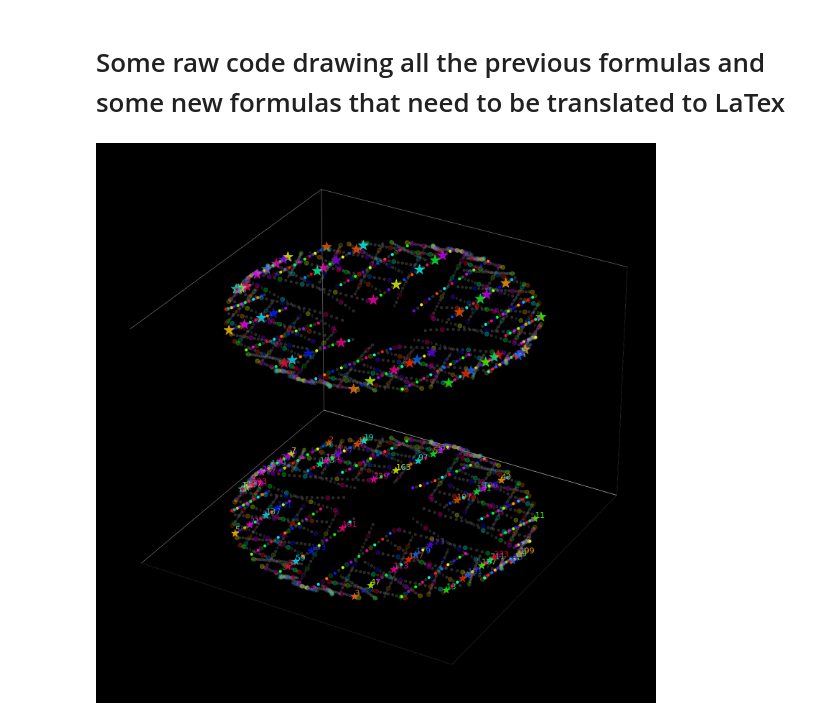
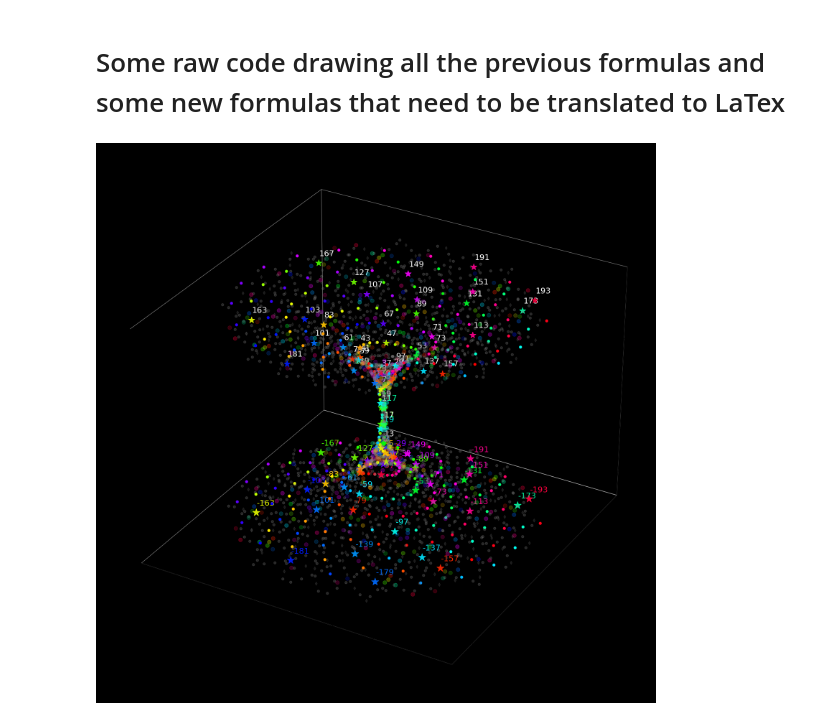
Before and after one commit to fbunc/eigen_atlas_raw, a Jupyter notebook: 000_Prime_Bending.ipynb, the cells around one changed output. Saved outputs shown, nothing was run; the diff lists cells and outputs as text; code cells hidden in the pictures.

```diff
--- a/000_Prime_Bending.ipynb
+++ b/000_Prime_Bending.ipynb
@@ -440,13 +440,13 @@ def get_eigen_atlas_2D(input_symbol,sym_src,start_index,batch_size,M,To,k_o,r_o,
     return df
 # %%
 # Inputs for basic eigenwheel_generator
-sessions    = 6
+sessions    = 5
 To=39
 M=To
-stretch_space=0.004 # 4 is one "natural" factor
-stretch_time=3
-phase=5
-norm=3
+stretch_space=2 # 4D is one "natural" factor  (test also 0.001)
+stretch_time=3 # 3 is one of the "natural" factors for (3D time)
+phase=5 # 5 is one of the "natural" phase ratios
+norm=3  # 3 is one of the "natural" amplitude ratios
 
 sym_src='nmod' # 'nmod' , 'input' or 'rand'
 
@@ -544,7 +544,7 @@ end=batch_size
 #Plot settings (flags)
 allow_plot = 1
 allow_scatter = 1
-allow_text = 0
+allow_text = 1
 allow_anim_png = 0
 mode ='3D' # '2D' or '3D'
 
@@ -591,14 +591,14 @@ symbol_color  =cm.get_cmap(colormap_symbol, M)
 symbol_size =base_symbol_size*np.ones(batch_size,dtype=int)
 text_size =base_text_size*np.ones(batch_size,dtype=int)
 # %%
-def plot_eigenwheels_v2(eigen_atlas,sx,sy,start,end,allow_scatter,allow_text,allow_anim_png,mode,symbol_size,text_size,time_color,symbol_color):
+def plot_eigen_atlas(eigen_atlas,sx,sy,start,end,allow_scatter,allow_text,allow_anim_png,mode,symbol_size,text_size,time_color,symbol_color):
     x=eigen_atlas.z_carrier.values.real
     y=eigen_atlas.z_carrier.values.imag
     symbol=eigen_atlas.symbol.values
     smod=eigen_atlas.smod.values
     isprime=eigen_atlas.is_n_prime.values
-    ff=3
-    aa=0.1
+    ff=2.3
+    aa=0.3
     if mode=='3D':
         z=np.log(np.abs(x+1j*y))
         plt.style.use('dark_background')
@@ -635,7 +635,7 @@ def plot_eigenwheels_v2(eigen_atlas,sx,sy,start,end,allow_scatter,allow_text,all
 
                 if isprime[n]:
 
-                    ax.scatter(x[n],y[n],-z[n],color=symbol_color(symbol[n-d_0]),s=sz_2*ff*3,marker=L_0,alpha=0.8)
+                    ax.scatter(x[n],y[n],-z[n],color=symbol_color(symbol[n-d_0]),s=sz_2*ff*4,marker=L_0,alpha=0.9)
                     ax.scatter(x[n],-y[n],-z[n],color=symbol_color(symbol[n-d_0]),s=sz_4*ff,marker=L_3,alpha=0.2)
                     ax.scatter(-x[n],y[n],-z[n],color=symbol_color(symbol[n-d_0]),s=sz_4*ff,marker=L_3,alpha=0.2)
                     ax.scatter(-x[n],-y[n],-z[n],color=symbol_color(symbol[n-d_0]),s=sz_4*ff,marker=L_3,alpha=0.2)
@@ -644,9 +644,9 @@ def plot_eigenwheels_v2(eigen_atlas,sx,sy,start,end,allow_scatter,allow_text,all
                     ax.scatter(-y[n],x[n],-z[n],color=symbol_color(symbol[n-d_0]),s=sz_4*ff,marker=L_3,alpha=0.3)
                     ax.scatter(-y[n],-x[n],-z[n],color=symbol_color(symbol[n-d_0]),s=sz_4*ff,marker=L_3,alpha=0.3)
 
-                    ax.text(x[n]+aa,y[n]+aa,-z[n]+aa,str(n), color=symbol_color(symbol[n-0]), size=text_size[n])
+                    ax.text(x[n]+aa,y[n]+aa,-z[n]+aa,str(-n), color=symbol_color(symbol[n-0]), size=text_size[n])
 
-                    ax.scatter(x[n],y[n],z[n],color=symbol_color(symbol[n-d_0]),s=sz_4*ff*6,marker=L_0,alpha=0.8)
+                    ax.scatter(x[n],y[n],z[n],color=symbol_color(symbol[n-d_0]),s=sz_4*ff*3,marker=L_0,alpha=0.9)
                     ax.scatter(x[n],-y[n],z[n],color=symbol_color(symbol[n-d_0]),s=sz_4*ff,marker=L_3,alpha=0.2)
                     ax.scatter(-x[n],y[n],z[n],color=symbol_color(symbol[n-d_0]),s=sz_4*ff,marker=L_3,alpha=0.2)
                     ax.scatter(-x[n],-y[n],z[n],color=symbol_color(symbol[n-d_0]),s=sz_4*ff,marker=L_3,alpha=0.2)
@@ -655,8 +655,7 @@ def plot_eigenwheels_v2(eigen_atlas,sx,sy,start,end,allow_scatter,allow_text,all
                     ax.scatter(-y[n],x[n],z[n],color=symbol_color(symbol[n-d_0]),s=sz_4*ff,marker=L_3,alpha=0.3)
                     ax.scatter(-y[n],-x[n],z[n],color=symbol_color(symbol[n-d_0]),s=sz_4*ff,marker=L_3,alpha=0.3)
                     if allow_text:
-                        ax.text(x[n]+aa,y[n]+aa,z[n]+aa,str(n), color=symbol_color(symbol[n-0]), size=text_size[n])
-
+                        ax.text(x[n]+aa,y[n]+aa,z[n]+aa,str(n), color='white', size=text_size[n])
                     #
                     # ax.scatter(x[n],z[n],y[n],color='aqua',s=sz_1*ff*2,marker=L_0)
                     # ax.scatter(x[n],z[n],-y[n],color='brown',s=sz_2*ff,marker=L_1,alpha=0.2)
@@ -768,6 +767,6 @@ def plot_eigenwheels_v2(eigen_atlas,sx,sy,start,end,allow_scatter,allow_text,all
                   plt.savefig('./img/geometric_numbers_%d.png' % n)
 # %%
 allow_anim_png=0
-plot_eigenwheels_v2(eigen_atlas,sx,sy,start,end,allow_scatter,allow_text,allow_anim_png,mode,symbol_size,text_size,time_color,symbol_color)
+plot_eigen_atlas(eigen_atlas,sx,sy,start,end,allow_scatter,allow_text,allow_anim_png,mode,symbol_size,text_size,time_color,symbol_color)
 # %% [output]
-[figure, old version]
+[figure, new version]
```
Also changed, not shown: 1 other file.
